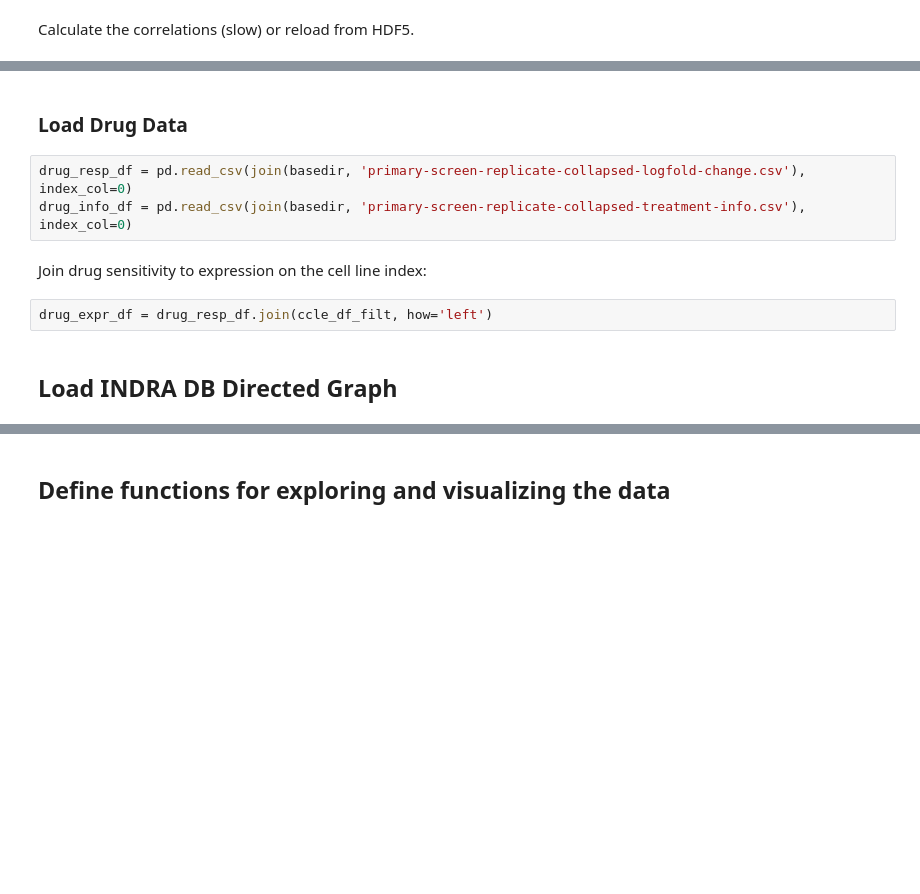
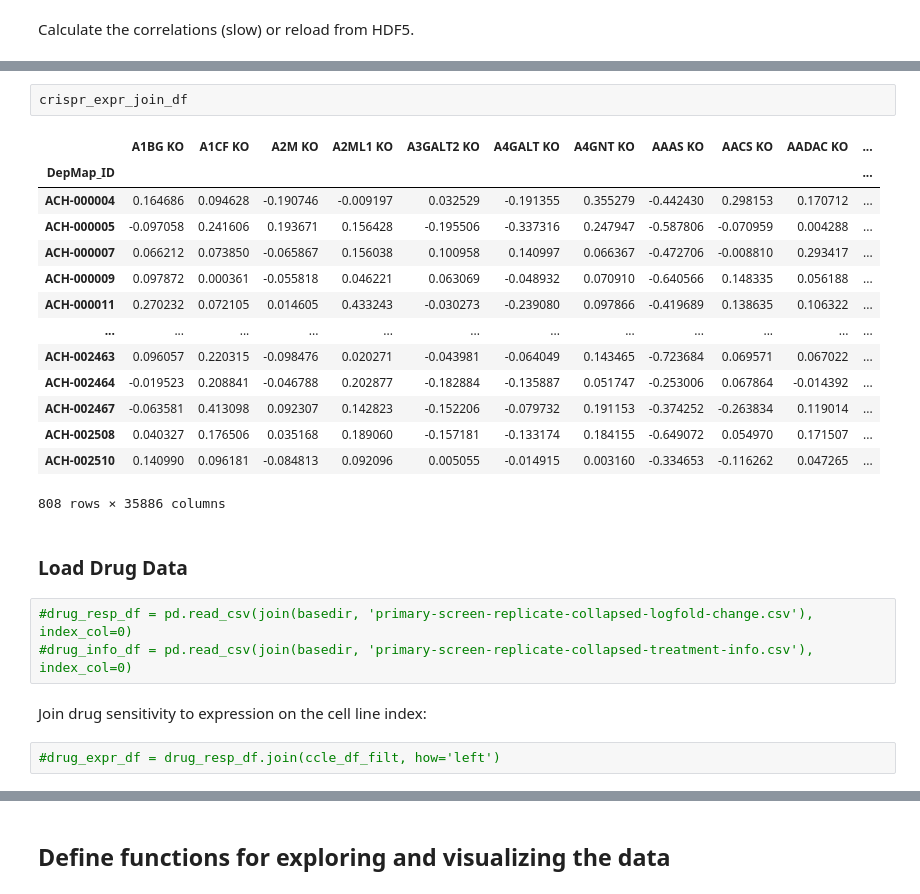
Before and after one commit to johnbachman/depmap_analysis, a Jupyter notebook: notebooks/Biomarkers of Dependency.ipynb, the cells around one changed output, grey strips where cells are left out. Cells and saved outputs as stored; diff of their text form; blank space fills up the shorter version.

```diff
--- a/notebooks/Biomarkers of Dependency.ipynb
+++ b/notebooks/Biomarkers of Dependency.ipynb
@@ -238,11 +258,26 @@ else:
+# %%
+crispr_expr_join_df
+# %% [output]
+|  | A1BG KO | A1CF KO | A2M KO | A2ML1 KO | A3GALT2 KO | A4GALT KO | A4GNT KO | AAAS KO | AACS KO | AADAC KO | ... |
+| DepMap_ID |  |  |  |  |  |  |  |  |  |  | ... |
+| ACH-000004 | 0.164686 | 0.094628 | -0.190746 | -0.009197 | 0.032529 | -0.191355 | 0.355279 | -0.442430 | 0.298153 | 0.170712 | ... |
+| ACH-000005 | -0.097058 | 0.241606 | 0.193671 | 0.156428 | -0.195506 | -0.337316 | 0.247947 | -0.587806 | -0.070959 | 0.004288 | ... |
+| ACH-000007 | 0.066212 | 0.073850 | -0.065867 | 0.156038 | 0.100958 | 0.140997 | 0.066367 | -0.472706 | -0.008810 | 0.293417 | ... |
+| ACH-000009 | 0.097872 | 0.000361 | -0.055818 | 0.046221 | 0.063069 | -0.048932 | 0.070910 | -0.640566 | 0.148335 | 0.056188 | ... |
+| ACH-000011 | 0.270232 | 0.072105 | 0.014605 | 0.433243 | -0.030273 | -0.239080 | 0.097866 | -0.419689 | 0.138635 | 0.106322 | ... |
+| ... | ... | ... | ... | ... | ... | ... | ... | ... | ... | ... | ... |
+| ACH-002463 | 0.096057 | 0.220315 | -0.098476 | 0.020271 | -0.043981 | -0.064049 | 0.143465 | -0.723684 | 0.069571 | 0.067022 | ... |
+| ACH-002464 | -0.019523 | 0.208841 | -0.046788 | 0.202877 | -0.182884 | -0.135887 | 0.051747 | -0.253006 | 0.067864 | -0.014392 | ... |
+| ACH-002467 | -0.063581 | 0.413098 | 0.092307 | 0.142823 | -0.152206 | -0.079732 | 0.191153 | -0.374252 | -0.263834 | 0.119014 | ... |
+| ACH-002508 | 0.040327 | 0.176506 | 0.035168 | 0.189060 | -0.157181 | -0.133174 | 0.184155 | -0.649072 | 0.054970 | 0.171507 | ... |
+| ACH-002510 | 0.140990 | 0.096181 | -0.084813 | 0.092096 | 0.005055 | -0.014915 | 0.003160 | -0.334653 | -0.116262 | 0.047265 | ... |
+808 rows × 35886 columns
 # %% [markdown]
 ### Load Drug Data
 # %%
-drug_resp_df = pd.read_csv(join(basedir, 'primary-screen-replicate-collapsed-logfold-change.csv'), index_col=0)
-drug_info_df = pd.read_csv(join(basedir, 'primary-screen-replicate-collapsed-treatment-info.csv'), index_col=0)
+#drug_resp_df = pd.read_csv(join(basedir, 'primary-screen-replicate-collapsed-logfold-change.csv'), index_col=0)
+#drug_info_df = pd.read_csv(join(basedir, 'primary-screen-replicate-collapsed-treatment-info.csv'), index_col=0)
 # %% [markdown]
 Join drug sensitivity to expression on the cell line index:
 # %%
-drug_expr_df = drug_resp_df.join(ccle_df_filt, how='left')
+#drug_expr_df = drug_resp_df.join(ccle_df_filt, how='left')
-# %% [markdown]
-## Load INDRA DB Directed Graph
```
Also changed, not shown: parts of 47 cells of this notebook.
